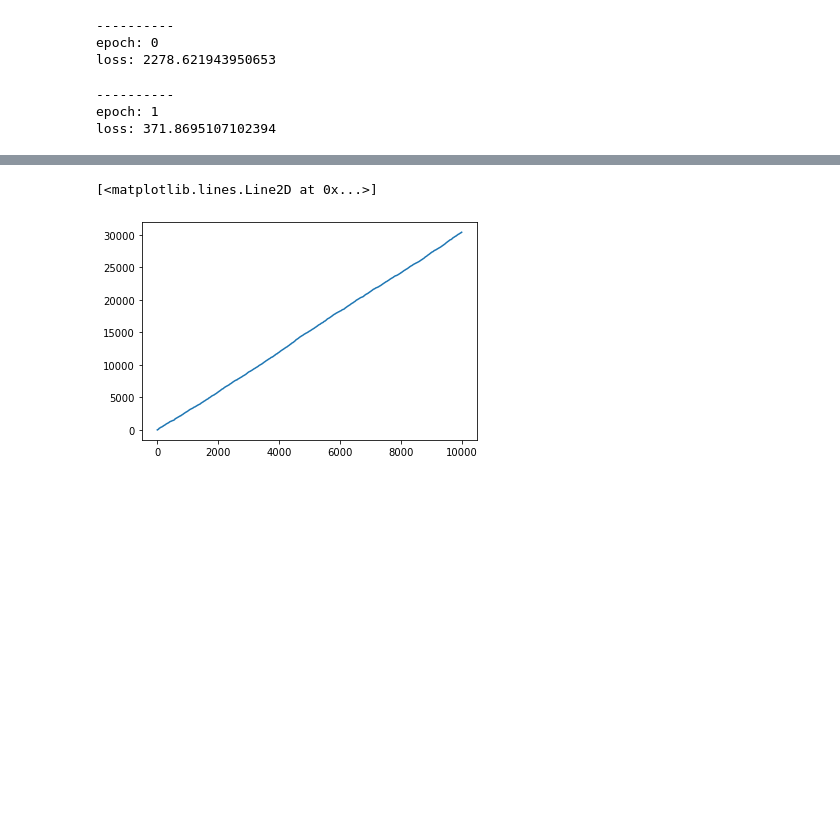
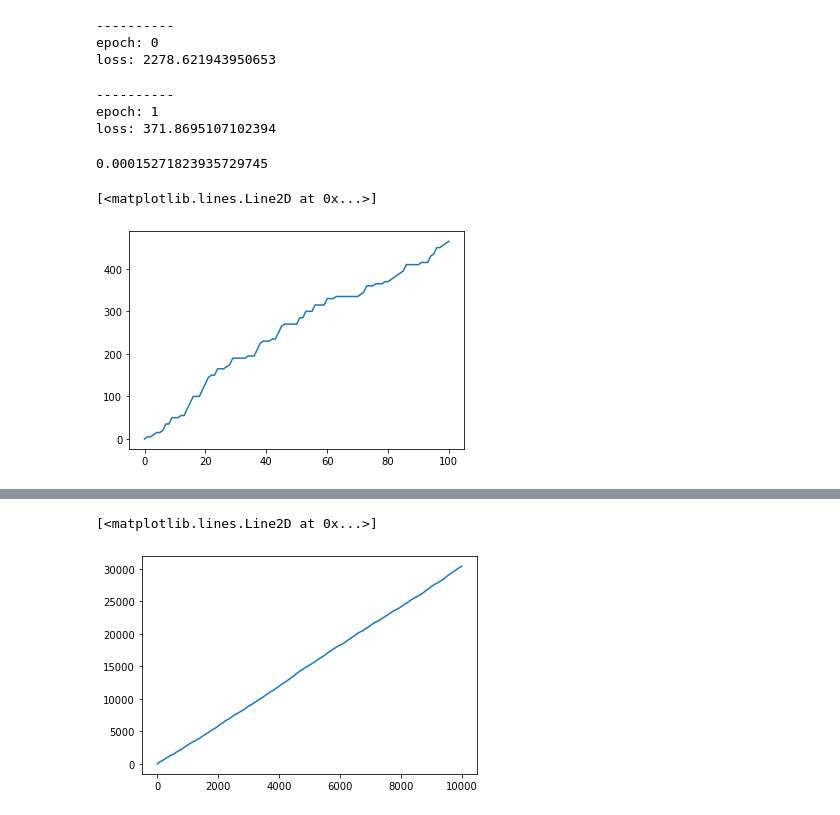
Before and after one commit to pedrofreire/bayes-by-backprop, a Jupyter notebook: Untitled.ipynb, the cells around one changed output, grey strips where cells are left out. Saved outputs shown, nothing was run; the diff lists cells and outputs as text; code cells hidden in the pictures; blank space fills up the shorter version.

```diff
--- a/Untitled.ipynb
+++ b/Untitled.ipynb
@@ -285,4 +368,13 @@ for _ in tqdm(range(1000)):
     agent.step()
+# %%
+item=agent.log[-1]
+print(item[1]/item[0])
+#plt.plot([t[1] for t in agent.log])
+plt.plot([t for t in bandit.cum_reg])
+# %% [output]
+0.00015271823935729745
+[<matplotlib.lines.Line2D at 0x...>]
+[figure, added]
 # %%
 #plt.plot(bandit.cum_reg)
 #plt.plot(5*np.arange(1000))
```
Also changed, not shown: parts of 10 cells of this notebook, 13 other files.
